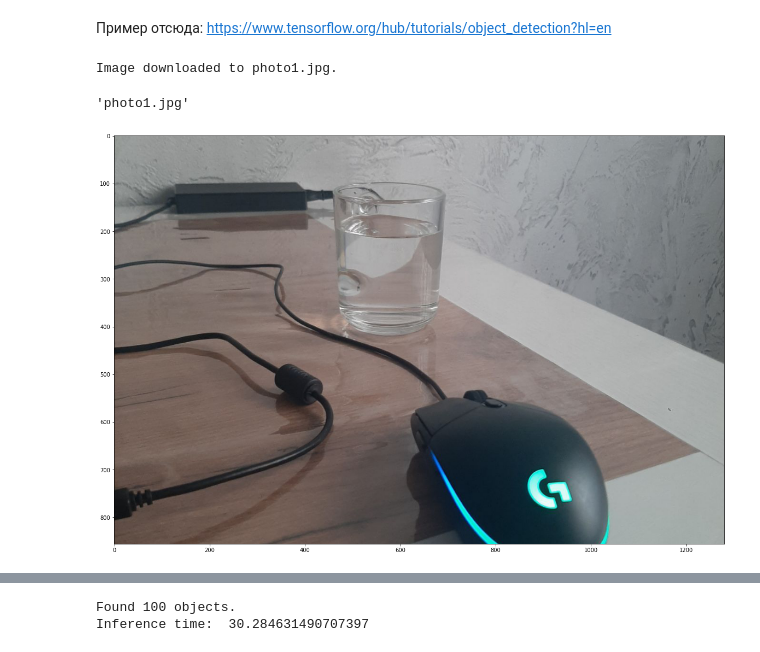
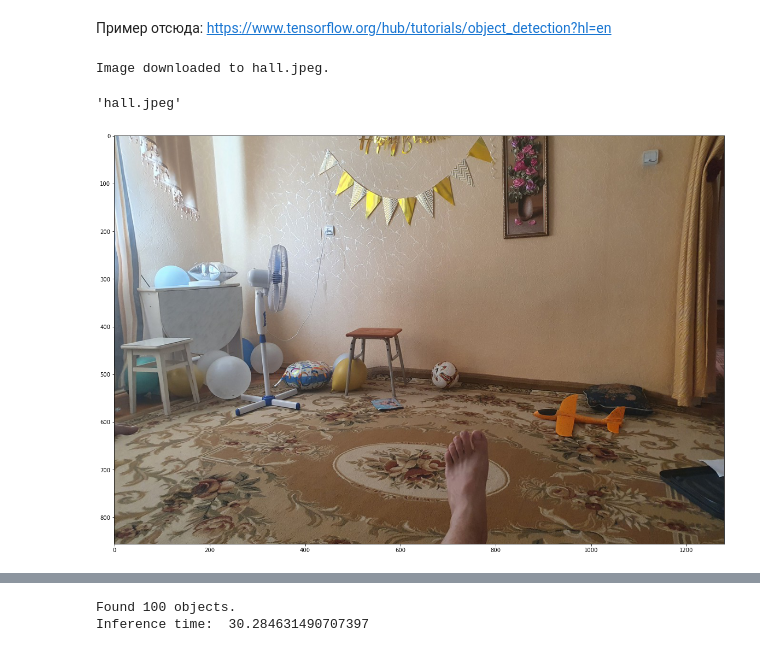
Before and after one commit to hildar/intro-nn, a Jupyter notebook: L7 Detection/Lesson_7.ipynb, the cells around one changed output, grey strips where cells are left out. Cells and saved outputs as stored; diff of their text form; code cells hidden in the pictures.

```diff
--- a/L7 Detection/Lesson_7.ipynb
+++ b/L7 Detection/Lesson_7.ipynb
@@ -99,6 +100,7 @@ def resize_image(filename, new_width=256, new_height=256, display=False):
-# %%
-resize_image('photo1.jpg', 1280, 856, True)
-# %% [output]
-Image downloaded to photo1.jpg.
-'photo1.jpg'
-[figure, removed]
+# %%
+resize_image('hall.jpeg', 1280, 856, True)
+# resize_image('hall.jpeg', 856, 1280, True)
+# %% [output]
+Image downloaded to hall.jpeg.
+'hall.jpeg'
+[figure, added]
```
Also changed, not shown: parts of 7 cells of this notebook.
